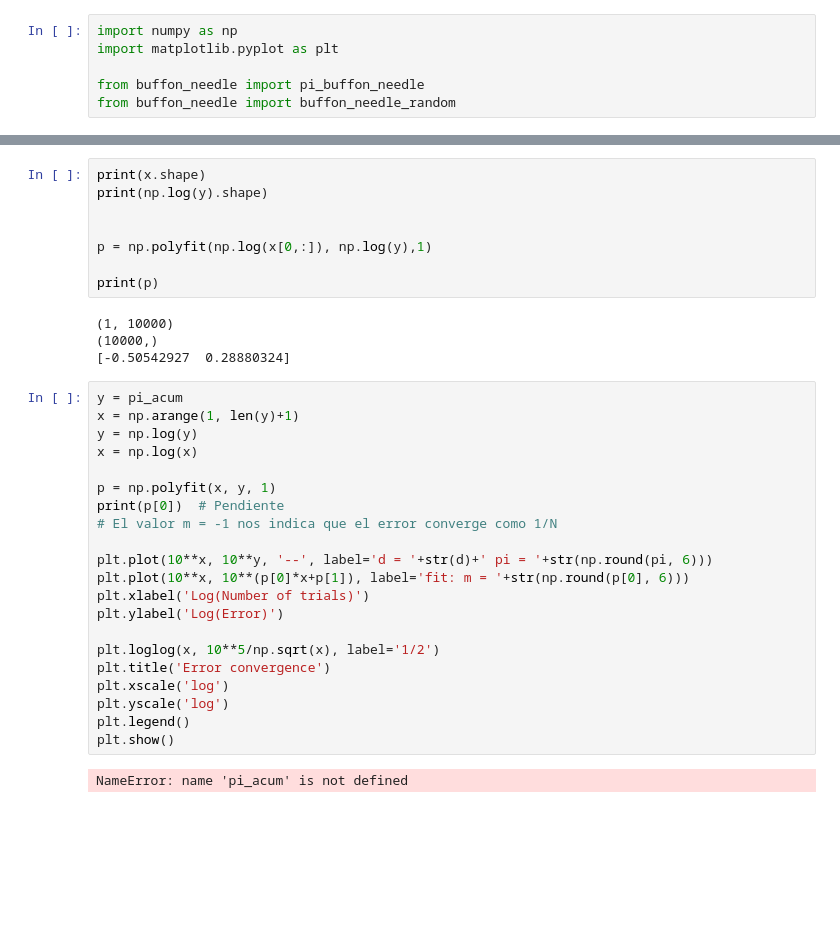
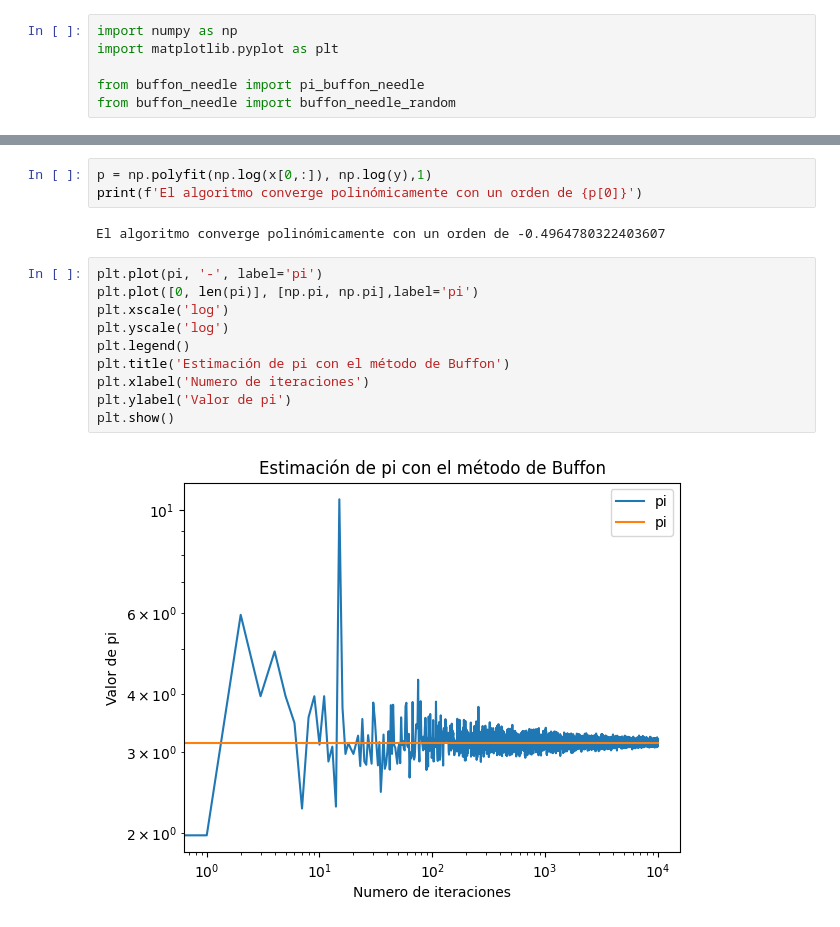
Before and after one commit to FullFran/Optimization-Algorithms, a Jupyter notebook: 2 Números aleatorios, Métodos de Montecarlo/Aguja de Buffon/buffon_needle.ipynb, the cells around one changed output, grey strips where cells are left out. Cells and saved outputs as stored; diff of their text form; blank space fills up the shorter version.

```diff
--- a/2 Números aleatorios, Métodos de Montecarlo/Aguja de Buffon/buffon_needle.ipynb
+++ b/2 Números aleatorios, Métodos de Montecarlo/Aguja de Buffon/buffon_needle.ipynb
@@ -44,35 +44,17 @@ plt.show()
 # %%
-print(x.shape)
-print(np.log(y).shape)
-
-
 p = np.polyfit(np.log(x[0,:]), np.log(y),1)
-
-print(p)
+print(f'El algoritmo converge polinómicamente con un orden de {p[0]}')
 # %% [output]
-(1, 10000)
-(10000,)
-[-0.50542927  0.28880324]
+El algoritmo converge polinómicamente con un orden de -0.4964780322403607
-# %%
-y = pi_acum
-x = np.arange(1, len(y)+1)
-y = np.log(y)
-x = np.log(x)
-
-p = np.polyfit(x, y, 1)
-print(p[0])  # Pendiente
-# El valor m = -1 nos indica que el error converge como 1/N
-
-plt.plot(10**x, 10**y, '--', label='d = '+str(d)+' pi = '+str(np.round(pi, 6)))
-plt.plot(10**x, 10**(p[0]*x+p[1]), label='fit: m = '+str(np.round(p[0], 6)))
-plt.xlabel('Log(Number of trials)')
-plt.ylabel('Log(Error)')
-
-plt.loglog(x, 10**5/np.sqrt(x), label='1/2')
-plt.title('Error convergence')
-plt.xscale('log')
-plt.yscale('log')
-plt.legend()
-plt.show()
-# %% [output]
-NameError: name 'pi_acum' is not defined
+# %%
+plt.plot(pi, '-', label='pi')
+plt.plot([0, len(pi)], [np.pi, np.pi],label='pi')
+plt.xscale('log')
+plt.yscale('log')
+plt.legend()
+plt.title('Estimación de pi con el método de Buffon')
+plt.xlabel('Numero de iteraciones')
+plt.ylabel('Valor de pi')
+plt.show()
+# %% [output]
+[figure, added]
```
Also changed, not shown: parts of 2 cells of this notebook, 2 other files.
